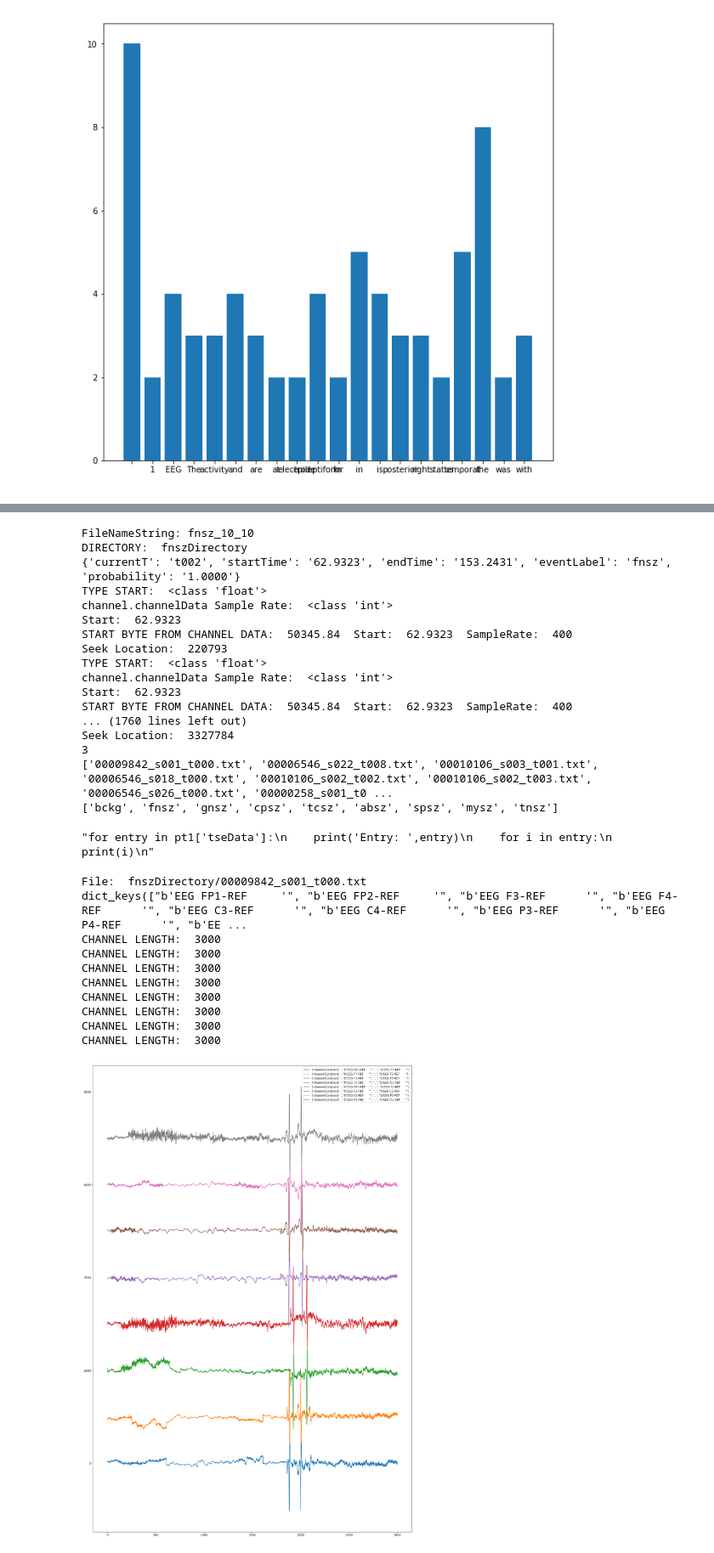
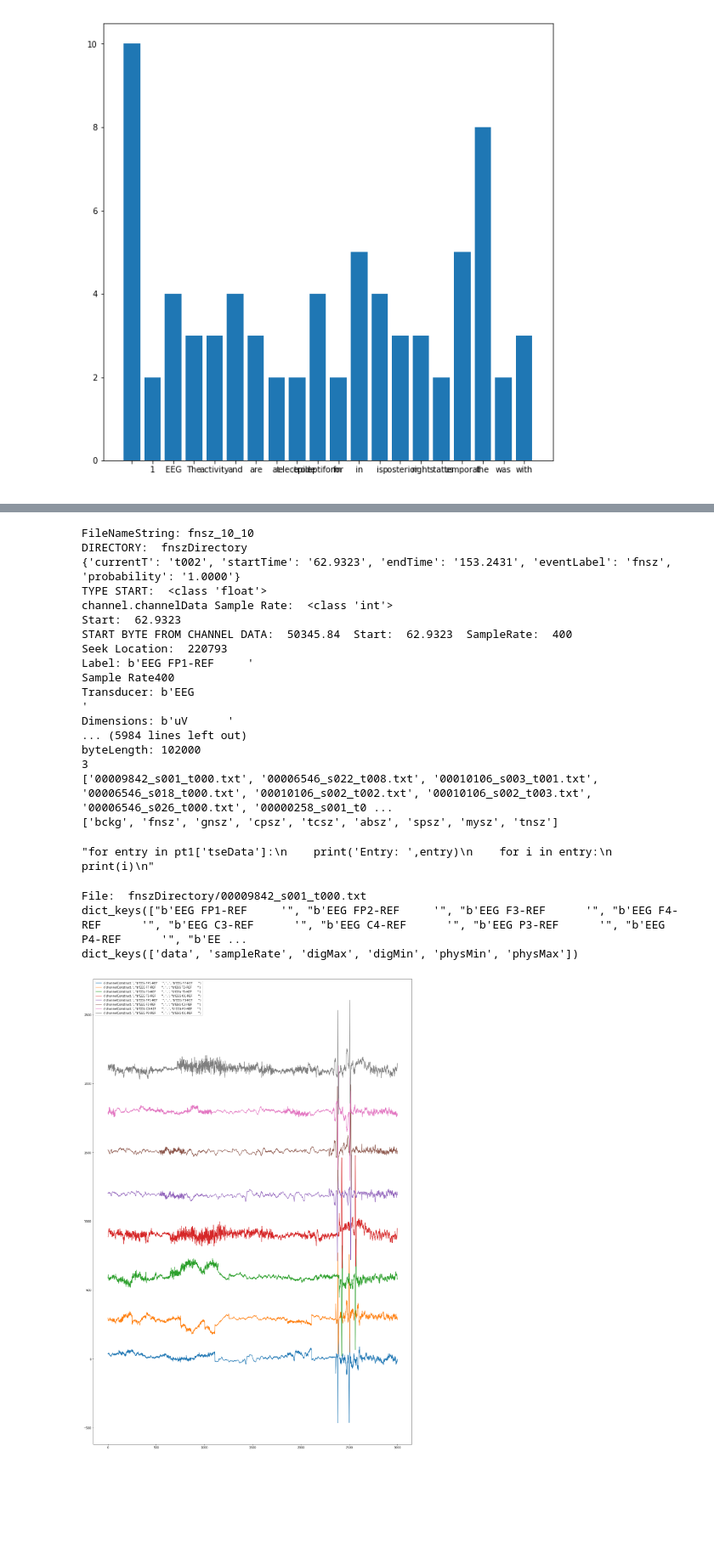
Before and after one commit to UC89/eegProject, a Jupyter notebook: fileTreeParser_1.ipynb, the cells around one changed output, grey strips where cells are left out. Shown at 85% size. Drawn from its saved outputs; the diff is of its cells as text; code cells hidden in the pictures; blank space fills up the shorter version.

```diff
--- a/fileTreeParser_1.ipynb
+++ b/fileTreeParser_1.ipynb
@@ -352,7 +357,7 @@ class edfData(object):
                         channelValues['dimensions'],channelValues['physMin'],channelValues['physMax'],
                         channelValues['digMin'],channelValues['digMax'],channelValues['preFilter'],
                         channelValues['sampleRate'],channelValues['reservedNotes'],
-                        'channelIndex'=channelDataStart,byteLength))  #Changed this channelIndex to channelDataStart
+                        channelDataStart,byteLength))  #Changed this channelIndex to channelDataStart
 
 
         self.channelSampleRates = channelValues['sampleRate']
@@ -694,12 +697,12 @@ channel.channelData Sample Rate:  <class 'int'>
 Start:  62.9323
 START BYTE FROM CHANNEL DATA:  50345.84  Start:  62.9323  SampleRate:  400
 Seek Location:  220793
-TYPE START:  <class 'float'>
-channel.channelData Sample Rate:  <class 'int'>
-Start:  62.9323
-START BYTE FROM CHANNEL DATA:  50345.84  Start:  62.9323  SampleRate:  400
-... (1760 lines left out)
-Seek Location:  3327784
+Label: b'EEG FP1-REF     '
+Sample Rate400
+Transducer: b'EEG                                                                             '
+Dimensions: b'uV      '
+... (5984 lines left out)
+byteLength: 102000
 3
 ['00009842_s001_t000.txt', '00006546_s022_t008.txt', '00010106_s003_t001.txt', '00006546_s018_t000.txt', '00010106_s002_t002.txt', '00010106_s002_t003.txt', '00006546_s026_t000.txt', '00000258_s001_t0 ...
 ['bckg', 'fnsz', 'gnsz', 'cpsz', 'tcsz', 'absz', 'spsz', 'mysz', 'tnsz']
@@ -708,43 +711,52 @@ Seek Location:  3327784
 #featureFiles = os.listdir('fnszDirectory')
 #print(featureFiles)
 sampleTxtFile = 'fnszDirectory/'+str(featureFiles[0])
 testDataFile = loadFeatureData(sampleTxtFile)
 eegKeys = list(testDataFile.keys())
 print("File: ",sampleTxtFile)
 print (testDataFile.keys())
+print(testDataFile[eegKeys[0]].keys())
+
 #print(testDataFile[eegKeys[0]][0:20])
 #for i,key in enumerate(eegKeys):
 #    print (i,' : ',key,testDataFile[key][0:10])
 
 longBipolarMontage = [[0,10],[10,12],[12,14],[14,8],[0,2],[2,4],[4,6],[6,8]]
 plt.figure(figsize=(20,30))
 
 def fft(time_data):
     return np.log10(np.absolute(np.fft.rfft(time_data, axis=1)[:,1:48]))
 
-startPoint = 1000
-endPoint = 4000
+startPoint = 500
+endPoint = 3500
 fftData = {}
 for i,channelConstruct in enumerate(longBipolarMontage):
     #print ('channelConstruct: ',channelConstruct[0],' , ',channelConstruct[1])
+    #Check these t ensure that each input has the same parameters
+    sampleRate1  = testDataFile[eegKeys[channelConstruct[0]]]["sampleRate"]
+    digMin1 = testDataFile[eegKeys[channelConstruct[1]]]["digMin"]
+    digMax1 = testDataFile[eegKeys[channelConstruct[1]]]["digMax"]
+    physMin1 = testDataFile[eegKeys[channelConstruct[1]]]["physMin"]
+    physMax1 = testDataFile[eegKeys[channelConstruct[1]]]["physMax"]
+    sampleRate2 = testDataFile[eegKeys[channelConstruct[1]]]["sampleRate"]
+    digMin2 = testDataFile[eegKeys[channelConstruct[1]]]["digMin"]
+    digMax2 = testDataFile[eegKeys[channelConstruct[1]]]["digMax"]
+    physMin2 = testDataFile[eegKeys[channelConstruct[1]]]["physMin"]
+    physMax2 = testDataFile[eegKeys[channelConstruct[1]]]["physMax"]
+    scaleRatio = physMin1/digMin1
+
+    #print ("SR1: ",sampleRate1," SR2: ",sampleRate2, "DigMin: ",digMin1," physMin: ",physMin1,"Ratio: ",(physMin1/digMin1))
     channelData = np.array(testDataFile[eegKeys[channelConstruct[0]]]["data"][startPoint:endPoint]) - np.array(testDataFile[eegKeys[channelConstruct[1]]]["data"][startPoint:endPoint])
-    print("CHANNEL LENGTH: ",len(channelData))
+    #print("CHANNEL LENGTH: ",len(channelData))
     channelName = (str(eegKeys[channelConstruct[0]])+' , '+str(eegKeys[channelConstruct[1]]))
     #fftData[channelName] = fft(channelData)
     #fftData[channelName] = scipy.fftpack.fft(channelData)
     #print (eegKeys[channelConstruct[0]],' - ',eegKeys[channelConstruct[1]],' : ',channelData)
     #plt.plot((channelData/100+i*1000),label=('channelConstruct: ',eegKeys[channelConstruct[0]],' , ',eegKeys[channelConstruct[1]]))
-    plt.plot((channelData/3+i*1000),label=('channelConstruct: ',eegKeys[channelConstruct[0]],' , ',eegKeys[channelConstruct[1]]))
+    plt.plot((channelData*scaleRatio+i*300),label=('channelConstruct: ',eegKeys[channelConstruct[0]],' , ',eegKeys[channelConstruct[1]]))
     plt.legend()
 # %% [output]
 File:  fnszDirectory/00009842_s001_t000.txt
 dict_keys(["b'EEG FP1-REF     '", "b'EEG FP2-REF     '", "b'EEG F3-REF      '", "b'EEG F4-REF      '", "b'EEG C3-REF      '", "b'EEG C4-REF      '", "b'EEG P3-REF      '", "b'EEG P4-REF      '", "b'EE ...
-CHANNEL LENGTH:  3000
-CHANNEL LENGTH:  3000
-CHANNEL LENGTH:  3000
-CHANNEL LENGTH:  3000
-CHANNEL LENGTH:  3000
-CHANNEL LENGTH:  3000
-CHANNEL LENGTH:  3000
-CHANNEL LENGTH:  3000
+dict_keys(['data', 'sampleRate', 'digMax', 'digMin', 'physMin', 'physMax'])
-[figure, old version]
+[figure, new version]
```
Also changed, not shown: parts of 12 cells of this notebook.
